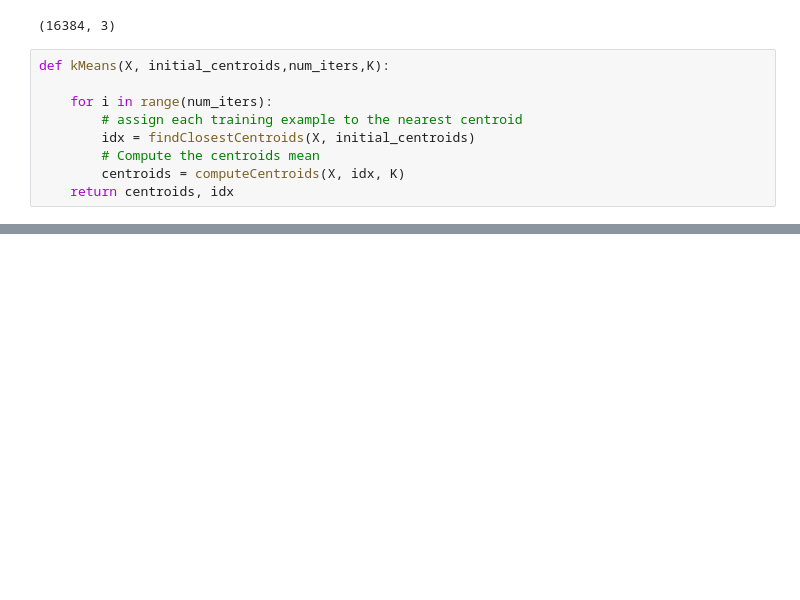
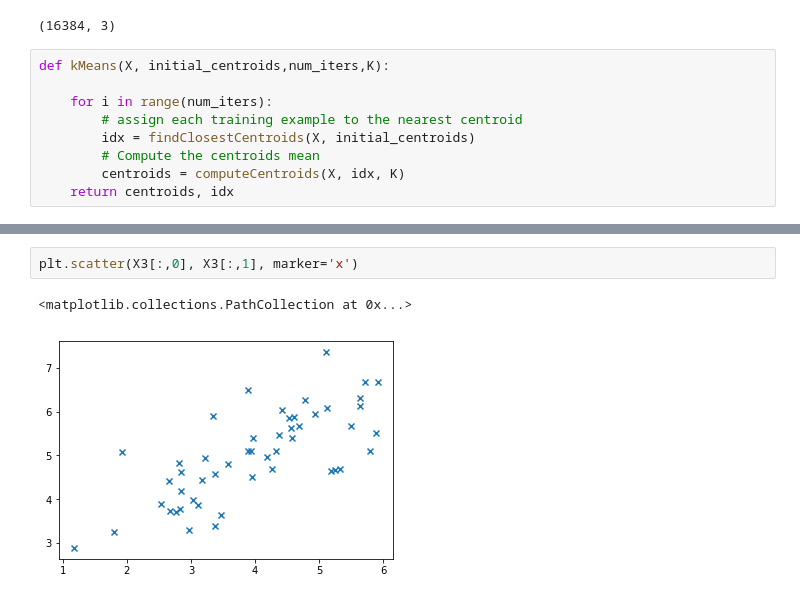
Before and after one commit to thomasmburke/Andrew-Ng-Machine-Learning, a Jupyter notebook: assignment7/ex7.ipynb, the cells around one changed output, grey strips where cells are left out. Drawn from its saved outputs; the diff is of its cells as text; blank space fills up the shorter version.

```diff
--- a/assignment7/ex7.ipynb
+++ b/assignment7/ex7.ipynb
@@ -191,0 +201,5 @@ ax[1].imshow(X2_recovered)
+# %%
+plt.scatter(X3[:,0], X3[:,1], marker='x')
+# %% [output]
+<matplotlib.collections.PathCollection at 0x...>
+[figure, added]
```
Also changed, not shown: parts of 12 cells of this notebook.
